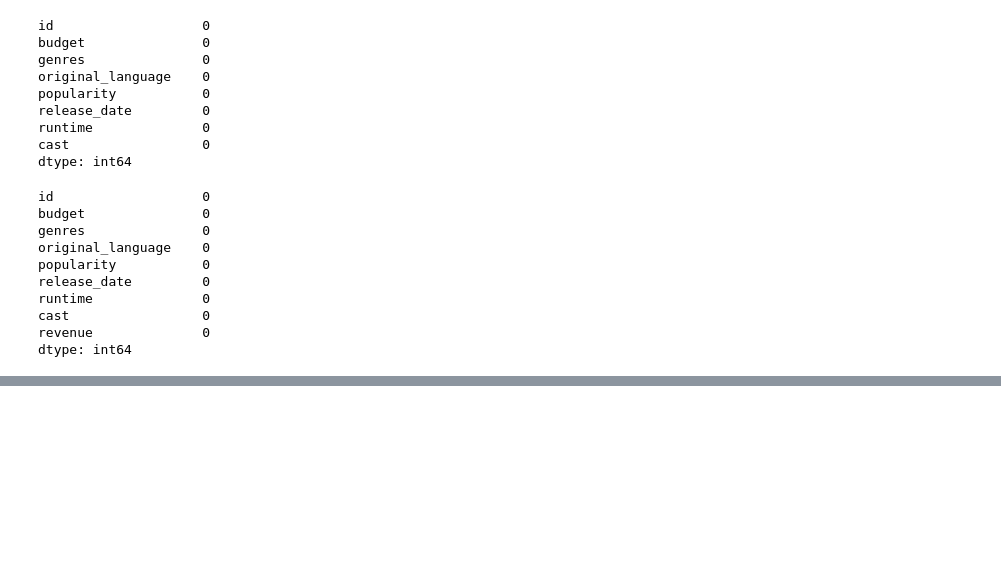
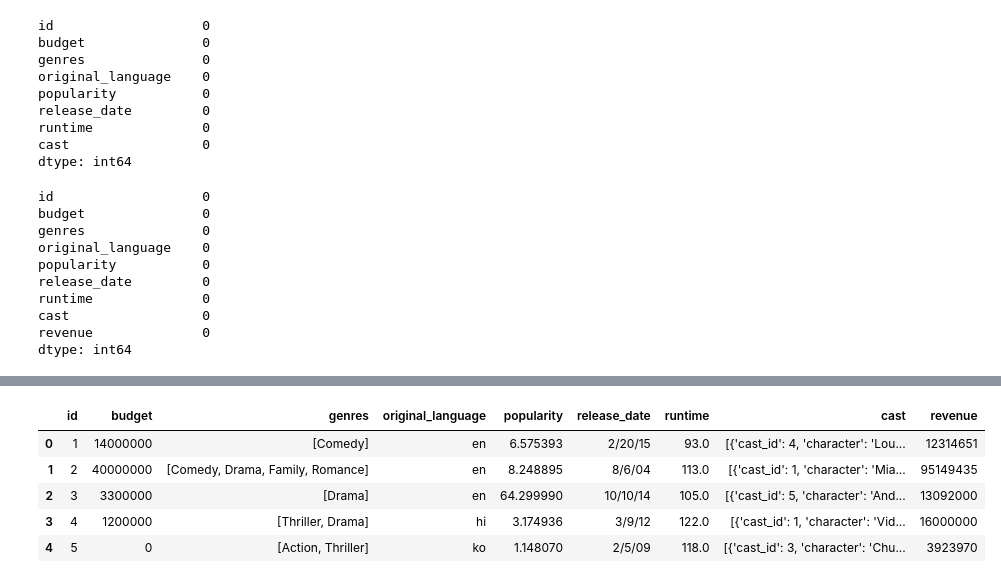
Before and after one commit to harryarthur/TMDB-Box-Office-Prediction, a Jupyter notebook: TMDB-Box-Office-Predictions.ipynb, the cells around one changed output, grey strips where cells are left out. Drawn from its saved outputs; the diff is of its cells as text; code cells hidden in the pictures; blank space fills up the shorter version.

```diff
--- a/TMDB-Box-Office-Predictions.ipynb
+++ b/TMDB-Box-Office-Predictions.ipynb
@@ -480,0 +492,9 @@ dtype: int64
+# %%
+train.head()
+# %% [output]
+|  | id | budget | genres | original_language | popularity | release_date | runtime | cast | revenue |
+| 0 | 1 | 14000000 | [Comedy] | en | 6.575393 | 2/20/15 | 93.0 | [{'cast_id': 4, 'character': 'Lou... | 12314651 |
+| 1 | 2 | 40000000 | [Comedy, Drama, Family, Romance] | en | 8.248895 | 8/6/04 | 113.0 | [{'cast_id': 1, 'character': 'Mia... | 95149435 |
+| 2 | 3 | 3300000 | [Drama] | en | 64.299990 | 10/10/14 | 105.0 | [{'cast_id': 5, 'character': 'And... | 13092000 |
+| 3 | 4 | 1200000 | [Thriller, Drama] | hi | 3.174936 | 3/9/12 | 122.0 | [{'cast_id': 1, 'character': 'Vid... | 16000000 |
+| 4 | 5 | 0 | [Action, Thriller] | ko | 1.148070 | 2/5/09 | 118.0 | [{'cast_id': 3, 'character': 'Chu... | 3923970 |
```
Also changed, not shown: parts of 16 cells of this notebook.
